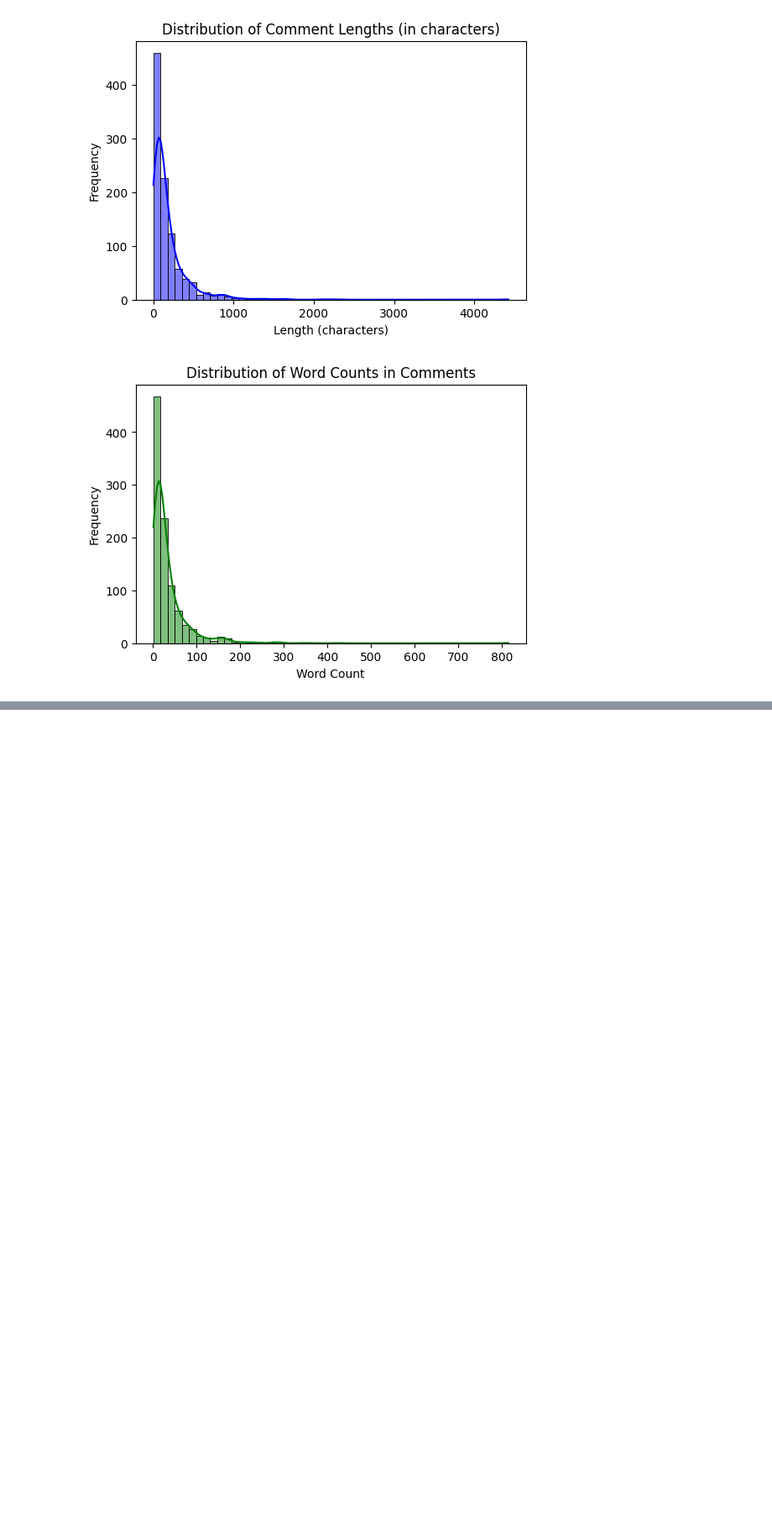
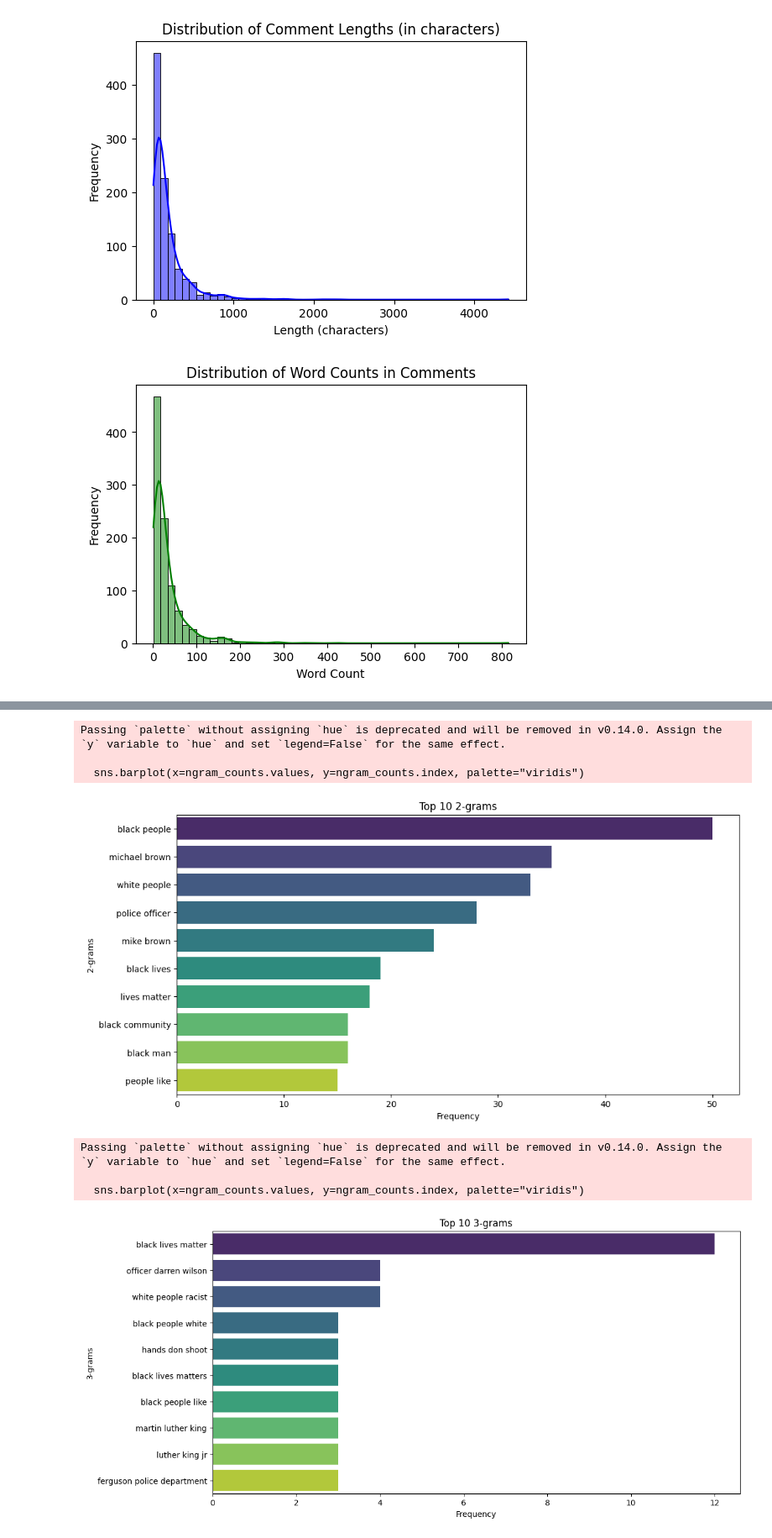
Before and after one commit to Yael-Parra/sentiment-analyzer-inc, a Jupyter notebook: eda/eda.ipynb, the cells around one changed output, grey strips where cells are left out. Shown at 84% size. Cells and saved outputs as stored; diff of their text form; code cells hidden in the pictures; blank space fills up the shorter version.

```diff
--- a/eda/eda.ipynb
+++ b/eda/eda.ipynb
@@ -284,0 +473,28 @@ analyze_comment_length(df_clean_1)
+# %%
+# Simple n-gram extraction (bigrams or trigrams) to get a feel of common phrases
+
+def extract_ngrams(df, text_col='text', n=2, top_n=10):
+    vectorizer = CountVectorizer(ngram_range=(n, n), stop_words='english')
+    X = vectorizer.fit_transform(df[text_col].astype(str))
+    ngrams = pd.DataFrame(X.toarray(), columns=vectorizer.get_feature_names_out())
+
+    # Sum across all rows to get total counts
+    ngram_counts = ngrams.sum().sort_values(ascending=False).head(top_n)
+
+    plt.figure(figsize=(12, 6))
+    sns.barplot(x=ngram_counts.values, y=ngram_counts.index, palette="viridis")
+    plt.title(f"Top {top_n} {n}-grams")
+    plt.xlabel("Frequency")
+    plt.ylabel(f"{n}-grams")
+    plt.show()
+extract_ngrams(df_clean_1, n=2, top_n=10)  # Bigrams
+extract_ngrams(df_clean_1, n=3, top_n=10)  # Trigrams
+# %% [output]
+Passing `palette` without assigning `hue` is deprecated and will be removed in v0.14.0. Assign the `y` variable to `hue` and set `legend=False` for the same effect.
+
+  sns.barplot(x=ngram_counts.values, y=ngram_counts.index, palette="viridis")
+[figure, added]
+Passing `palette` without assigning `hue` is deprecated and will be removed in v0.14.0. Assign the `y` variable to `hue` and set `legend=False` for the same effect.
+
+  sns.barplot(x=ngram_counts.values, y=ngram_counts.index, palette="viridis")
+[figure, added]
```
Also changed, not shown: parts of 15 cells of this notebook, 2 other files.
